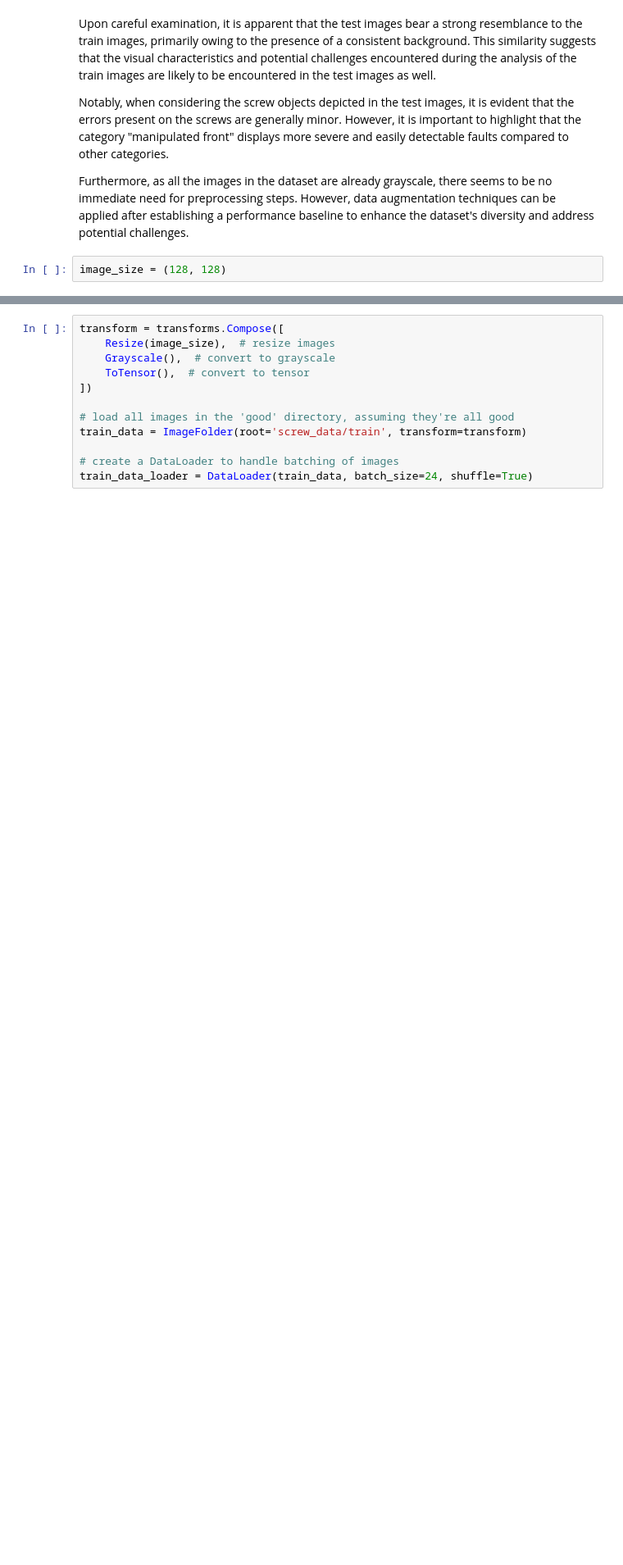
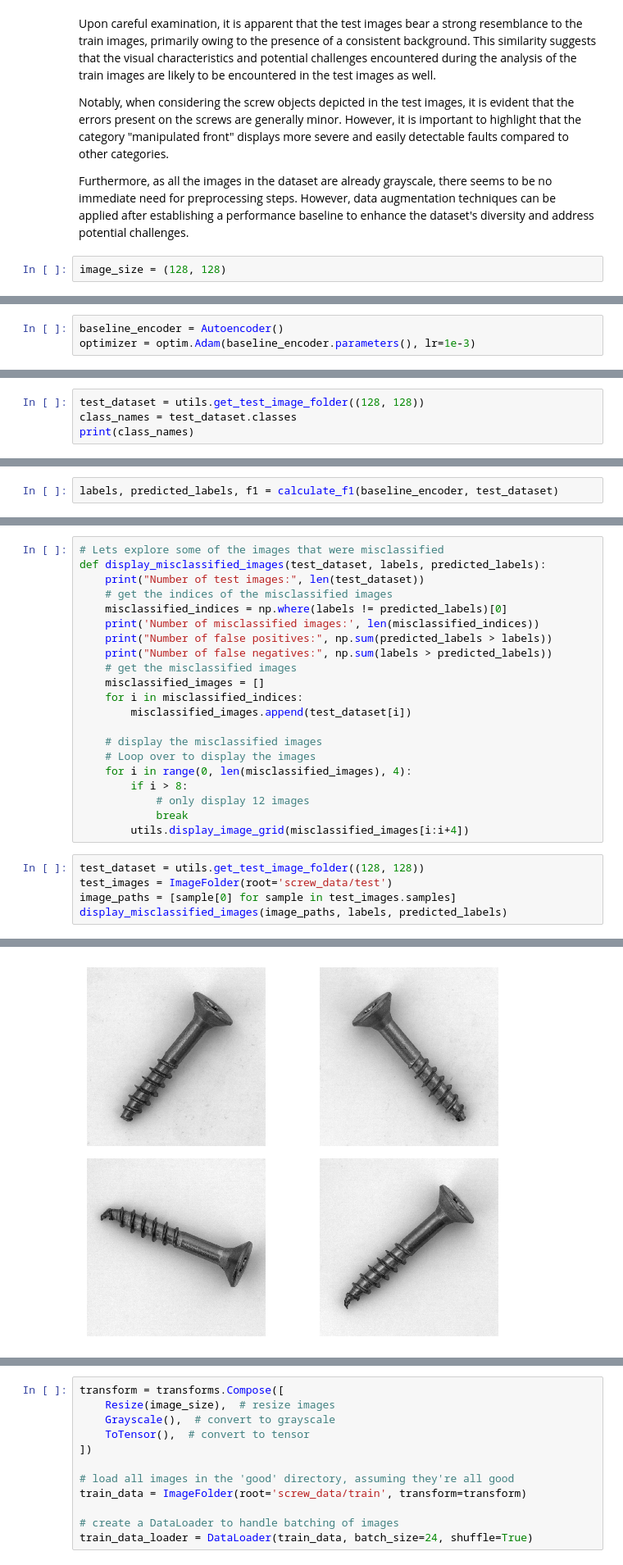
Before and after one commit to Aaron9812/Anomaly-detection-screws, a Jupyter notebook: submission2/submission2.ipynb, the cells around one changed output, grey strips where cells are left out. Shown at 82% size. Saved outputs shown, nothing was run; the diff lists cells and outputs as text; blank space fills up the shorter version.

```diff
--- a/submission2/submission2.ipynb
+++ b/submission2/submission2.ipynb
@@ -131,0 +217,3 @@ image_size = (128, 128)
+# %%
+baseline_encoder = Autoencoder()
+optimizer = optim.Adam(baseline_encoder.parameters(), lr=1e-3)
@@ -131,0 +268,4 @@ image_size = (128, 128)
+# %%
+test_dataset = utils.get_test_image_folder((128, 128))
+class_names = test_dataset.classes
+print(class_names)
@@ -131,0 +352,2 @@ image_size = (128, 128)
+# %%
+labels, predicted_labels, f1 = calculate_f1(baseline_encoder, test_dataset)
@@ -131,0 +372,27 @@ image_size = (128, 128)
+# %%
+# Lets explore some of the images that were misclassified
+def display_misclassified_images(test_dataset, labels, predicted_labels):
+    print("Number of test images:", len(test_dataset))
+    # get the indices of the misclassified images
+    misclassified_indices = np.where(labels != predicted_labels)[0]
+    print('Number of misclassified images:', len(misclassified_indices))
+    print("Number of false positives:", np.sum(predicted_labels > labels))
+    print("Number of false negatives:", np.sum(labels > predicted_labels))
+    # get the misclassified images
+    misclassified_images = []
+    for i in misclassified_indices:
+        misclassified_images.append(test_dataset[i])
+
+    # display the misclassified images
+    # Loop over to display the images
+    for i in range(0, len(misclassified_images), 4):
+        if i > 8:
+            # only display 12 images
+            break
+        utils.display_image_grid(misclassified_images[i:i+4])
+# %%
+test_dataset = utils.get_test_image_folder((128, 128))
+test_images = ImageFolder(root='screw_data/test')
+image_paths = [sample[0] for sample in test_images.samples]
+display_misclassified_images(image_paths, labels, predicted_labels)
+# %% [output]
@@ -131,0 +403 @@ image_size = (128, 128)
+[figure, added]
```
Also changed, not shown: parts of 95 cells of this notebook, 40 other files.
